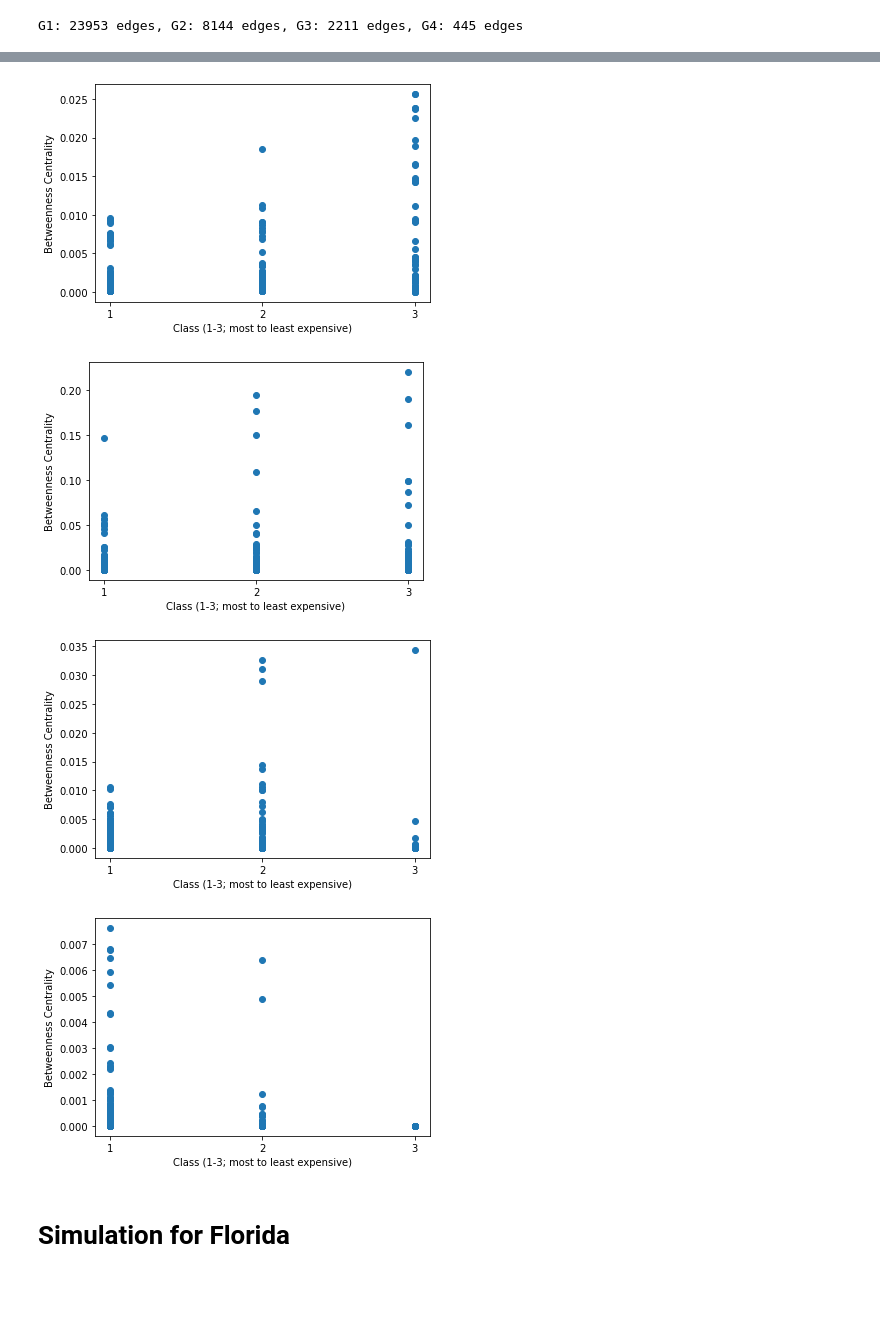
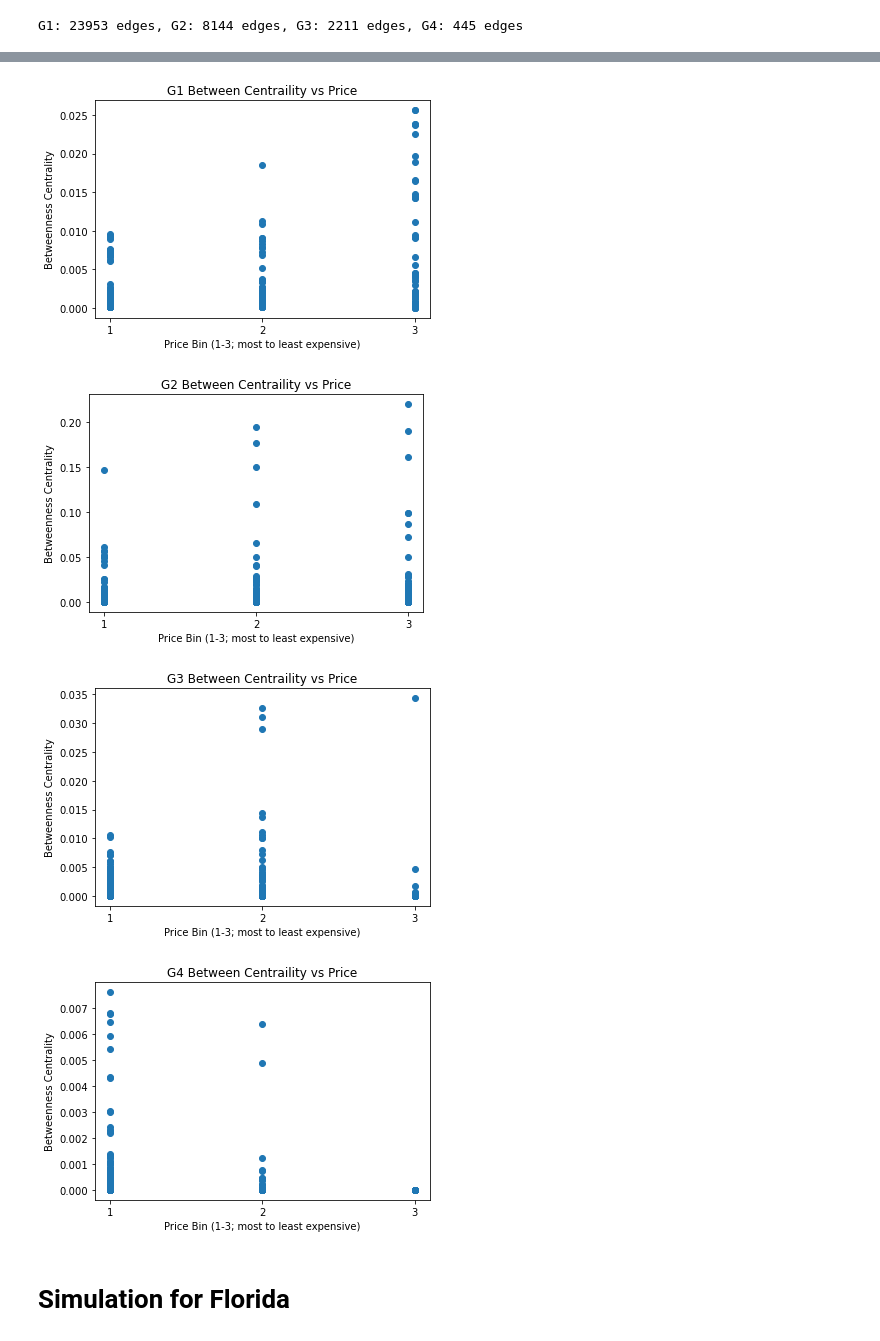
Before and after one commit to matheusrempel/Tesla-Supercharger-Network-Real-Estate-Price-Predictor, a Jupyter notebook: Tesla Project.ipynb, the cells around one changed output, grey strips where cells are left out. Cells and saved outputs as stored; diff of their text form; code cells hidden in the pictures; blank space fills up the shorter version.

```diff
--- a/Tesla Project.ipynb
+++ b/Tesla Project.ipynb
@@ -227,8 +237,10 @@ def centr_price(G):
 for G in list_graphs:
     degs, classes = degree_price(G)
     plt.scatter(classes, degs)
-    plt.xlabel("Class (1-3; most to least expensive)")
+    plt.title("G" + str(list_graphs.index(G) + 1) + ' Degree vs Price')
+    plt.xlabel("Price Bin (1-3; most to least expensive)")
     plt.xticks([1,2,3])
     plt.ylabel("degree")
+    plt.savefig("G" + str(list_graphs.index(G) + 1) + ' Degree' + '.png')
     plt.show()
 # %% [output]
@@ -238,0 +251,25 @@ for G in list_graphs:
+# %%
+##Distribution of G4
+class1 = []
+class2 = []
+class3 = []
+classes = [class1, class2, class3]
+degs, classes = degree_price(G4)
+for indx in range(len(classes)):
+    if classes[indx] == 1:
+        class1.append(degs[indx])
+    if classes[indx] == 2:
+        class2.append(degs[indx])
+    if classes[indx] == 3:
+        class3.append(degs[indx])
+
+plt.hist(class1)
+plt.hist(class2)
+plt.hist(class3)
+
+plt.title("Degree distribution G4")
+plt.xlabel("Node Degree")
+plt.ylabel("Frequency")
+plt.legend(("Bin 1", "Bin 2", "Bin 3"))
+plt.savefig("DegreeDistributionG4.png")
+plt.show()
@@ -239,17 +278,19 @@ for G in list_graphs:
 # %%
 ##Data for node centralities
 for G in list_graphs:
     centr, classes = centr_price(G)
     plt.scatter(classes, centr)
-    plt.xlabel("Class (1-3; most to least expensive)")
+    plt.title("G" + str(list_graphs.index(G) + 1) + ' Between Centraility vs Price')
+    plt.xlabel("Price Bin (1-3; most to least expensive)")
     plt.xticks([1,2,3])
     plt.ylabel("Betweenness Centrality")
+    plt.savefig("G" + str(list_graphs.index(G) + 1) + ' Between Centraility' + '.png')
     plt.show()
 # %% [output]
-[figure, old version]
+[figure, new version]
-[figure, old version]
+[figure, new version]
-[figure, old version]
+[figure, new version]
-[figure, old version]
+[figure, new version]
 # %%
 ##Create dataframe for data
 all_scs = G_original.nodes()
```
Also changed, not shown: parts of 29 cells of this notebook.
